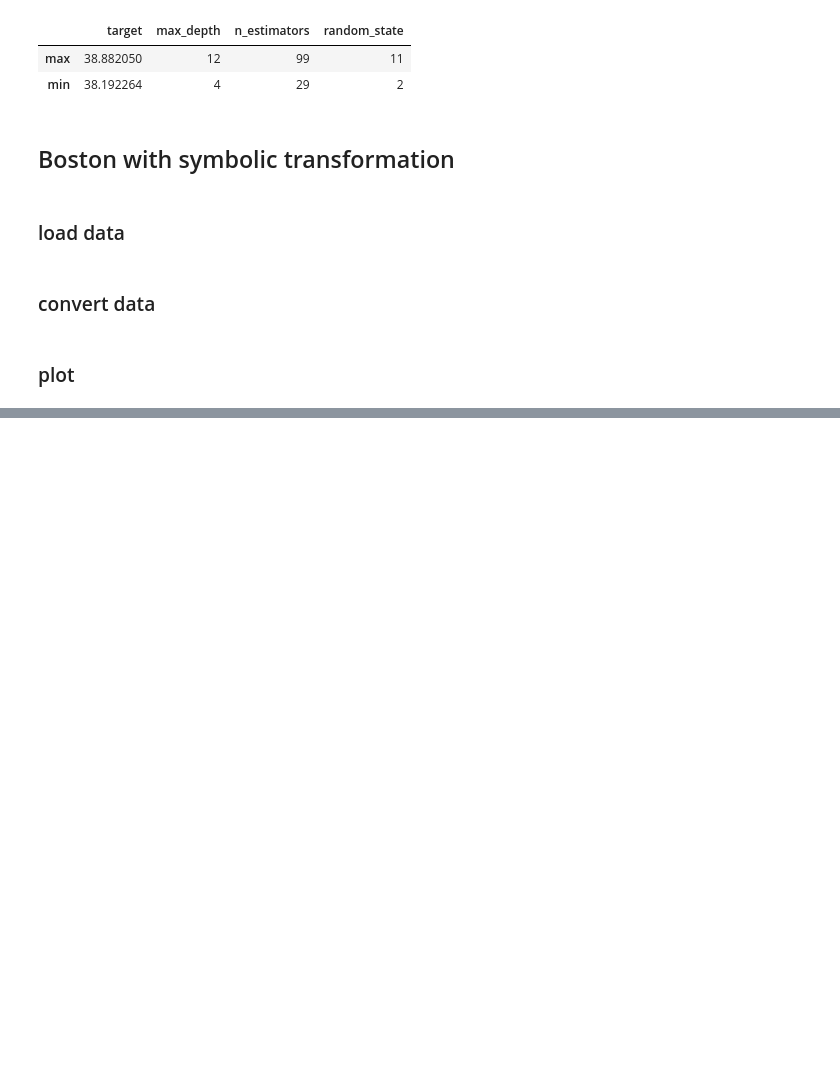
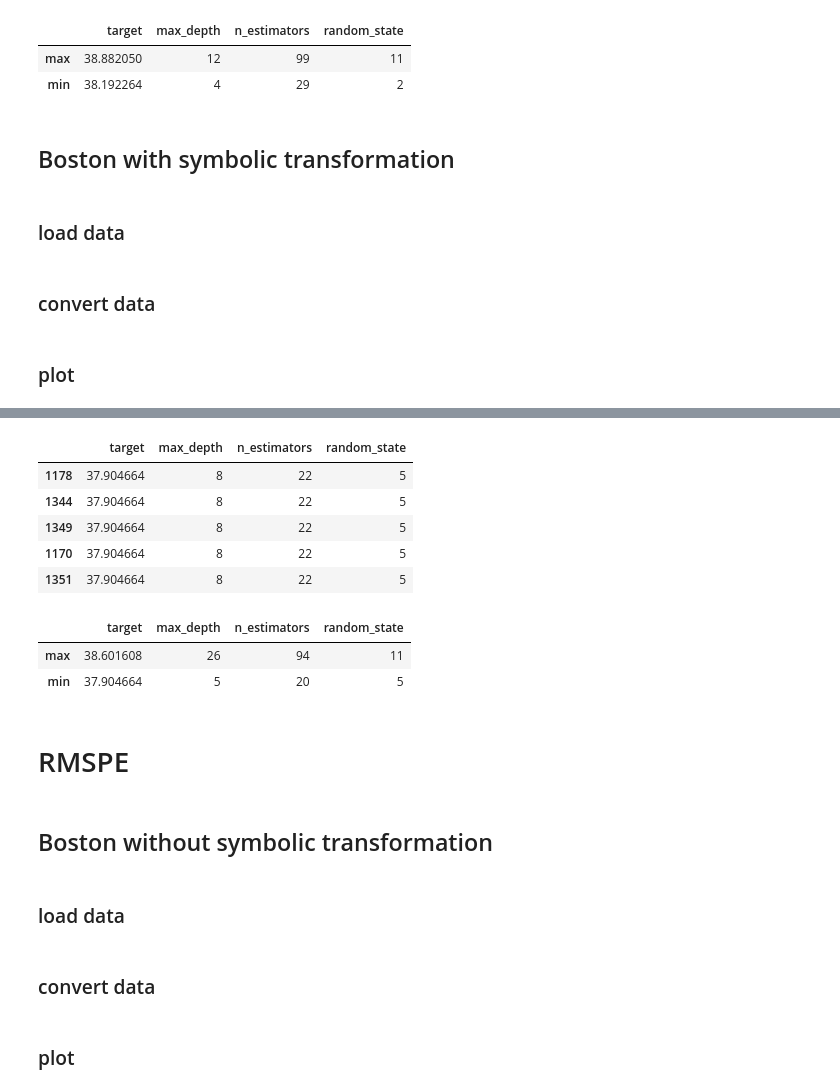
Before and after one commit to Gegori1/SVR-Least-Square-Percentage, a Jupyter notebook: Bayesian_optimization/Diabetes_Bayesian_Optimization/Random_Forest/Bay_opt_analysis.ipynb, the cells around one changed output, grey strips where cells are left out. Cells and saved outputs as stored; diff of their text form; code cells hidden in the pictures; blank space fills up the shorter version.

```diff
--- a/Bayesian_optimization/Diabetes_Bayesian_Optimization/Random_Forest/Bay_opt_analysis.ipynb
+++ b/Bayesian_optimization/Diabetes_Bayesian_Optimization/Random_Forest/Bay_opt_analysis.ipynb
@@ -238,0 +243,21 @@ px.scatter_3d(df1, x = "n_estimators", y = "max_depth", z = "target", color = "t
+# %%
+df.sort_values("target", ascending = True).head()
+# %% [output]
+|  | target | max_depth | n_estimators | random_state |
+| 1178 | 37.904664 | 8 | 22 | 5 |
+| 1344 | 37.904664 | 8 | 22 | 5 |
+| 1349 | 37.904664 | 8 | 22 | 5 |
+| 1170 | 37.904664 | 8 | 22 | 5 |
+| 1351 | 37.904664 | 8 | 22 | 5 |
+# %%
+df.sort_values("target", ascending = True).head(100).agg(("max", "min"))
+# %% [output]
+|  | target | max_depth | n_estimators | random_state |
+| max | 38.601608 | 26 | 94 | 11 |
+| min | 37.904664 | 5 | 20 | 5 |
+# %% [markdown]
+# RMSPE
+# %% [markdown]
+## Boston without symbolic transformation
+# %% [markdown]
+### load data
@@ -238,0 +267,2 @@ px.scatter_3d(df1, x = "n_estimators", y = "max_depth", z = "target", color = "t
+# %% [markdown]
+### convert data
@@ -238,0 +274,2 @@ px.scatter_3d(df1, x = "n_estimators", y = "max_depth", z = "target", color = "t
+# %% [markdown]
+### plot
```
Also changed, not shown: parts of 21 cells of this notebook, 26 other files.
